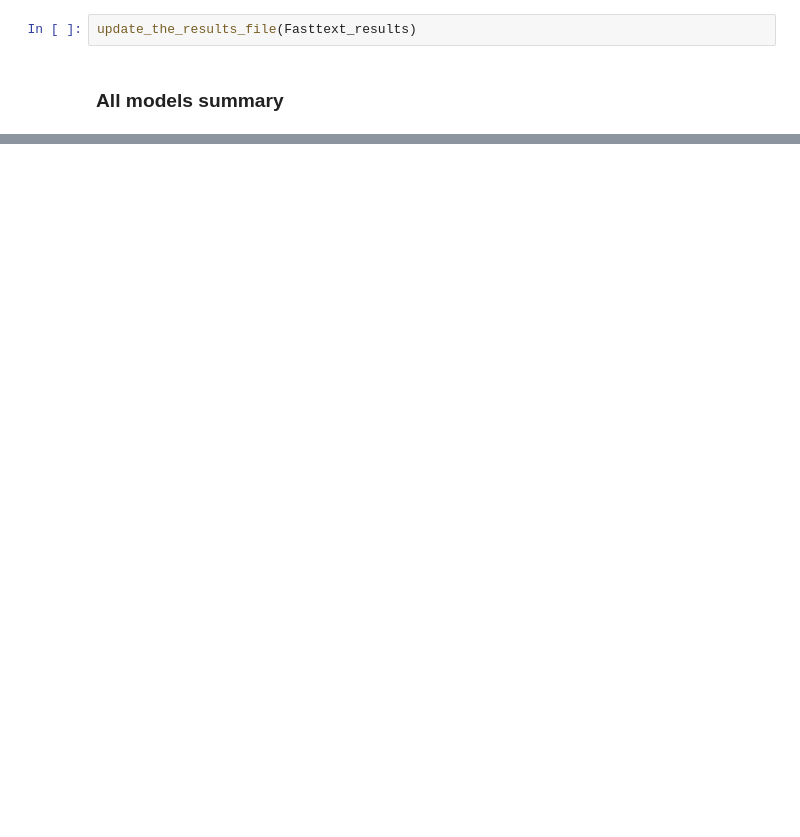
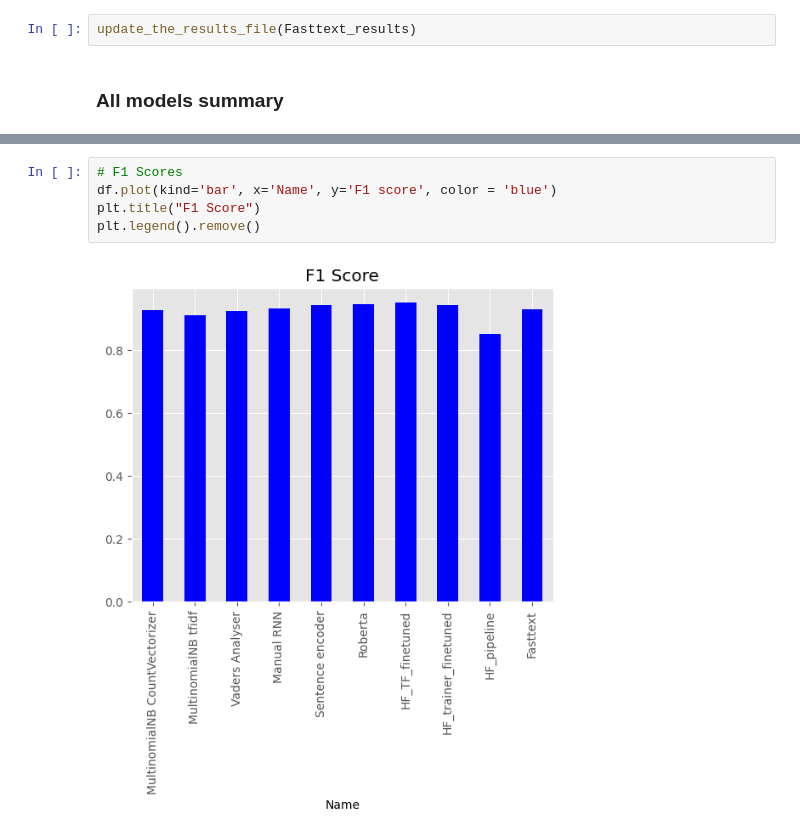
Before and after one commit to CalesSla/NLP_Sentiment_Analysis_mini_projects_V2, a Jupyter notebook: yelp_reviews_model_selection.ipynb, the cells around one changed output, grey strips where cells are left out. Saved outputs shown, nothing was run; the diff lists cells and outputs as text; blank space fills up the shorter version.

```diff
--- a/yelp_reviews_model_selection.ipynb
+++ b/yelp_reviews_model_selection.ipynb
@@ -980,0 +994,7 @@ plt.legend().remove()
+# %%
+# F1 Scores
+df.plot(kind='bar', x='Name', y='F1 score', color = 'blue')
+plt.title("F1 Score")
+plt.legend().remove()
+# %% [output]
+[figure, added]
```
Also changed, not shown: parts of 23 cells of this notebook, 4 other files.
